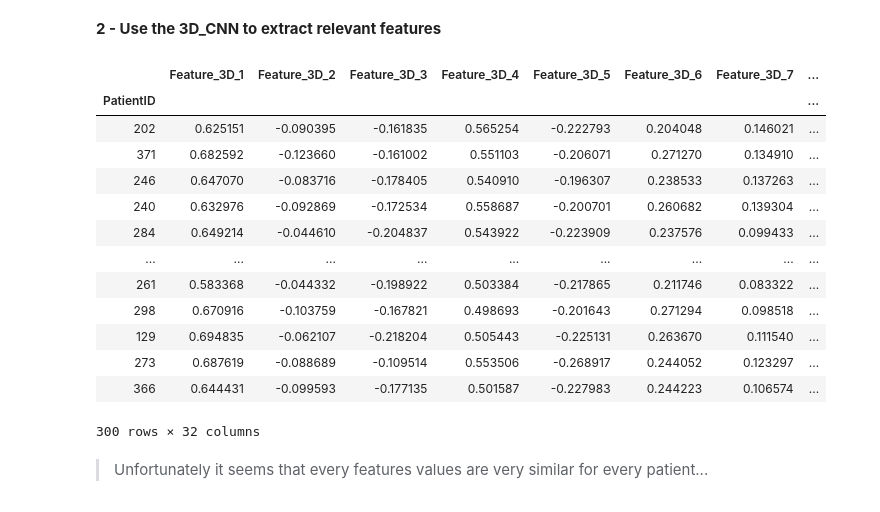
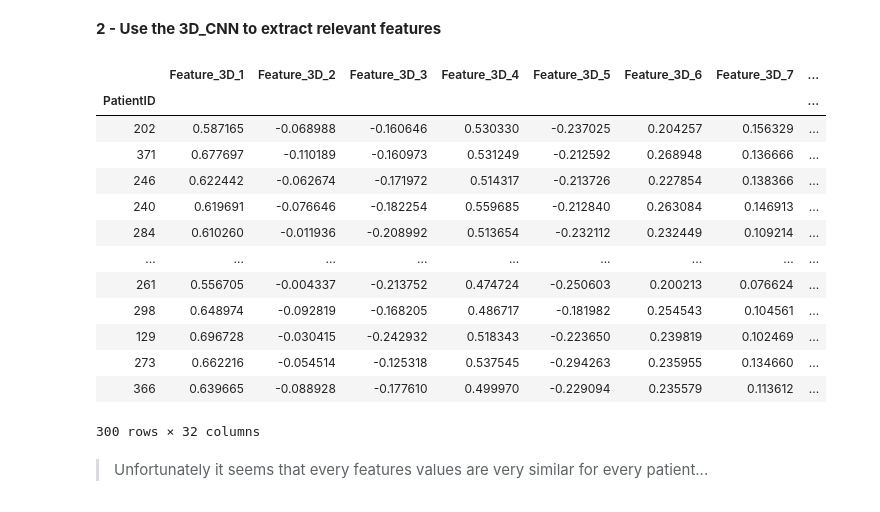
Before and after one commit to EmmanuelJhno/Owkin_challenge, a Jupyter notebook: Supervised_survival_prediction.ipynb, the cells around one changed output. Drawn from its saved outputs; the diff is of its cells as text; code cells hidden in the pictures.

```diff
--- a/Supervised_survival_prediction.ipynb
+++ b/Supervised_survival_prediction.ipynb
@@ -1395,6 +1471,9 @@ for slice_dim in range(3):
 
         # Extract features from it using Resnet50
         img_bgr = np.zeros((1, 3, 92, 92))
+        img = img.astype(float)
+        img /= 255.
+
         # Concerning the normalization, one can either do the following or simply divide by 255
         mean = [0.485, 0.456, 0.406]
         std = [0.229, 0.224, 0.225]
@@ -1626,6 +1702,7 @@ class SurvivalDataset(object):
         self.samples.rename(columns={'SurvivalTime':'label'}, inplace=True)
 
         if normalization:
+            # This is required for models pretrained on imagenet
             self.normalization = transforms.Normalize(mean=[0.485, 0.456, 0.406],
                                                       std=[0.229, 0.224, 0.225])
         else:
@@ -1651,12 +1728,10 @@ class SurvivalDataset(object):
         infos = infos.to_dict()
 
         img = img.copy().astype(np.float32, copy=True)
+        img = img / 255.
 
         if self.normalization is not None:
             img = self.normalization(torch.from_numpy(img)).numpy()
-        else:
-            img = img / 255.
-
         if self.augmentation is not None:
             img = self.augmentation(img)
 
@@ -1668,11 +1743,13 @@ class SurvivalDataset(object):
 # %% [markdown]
 **Now, we have to train this NN regressor :**
 # %%
-## import torch.optim as optim
+import torch.optim as optim
 
-train_dataset = SurvivalDataset(image_dir='training_data/images', info_file=data_train, split_name='train')
+train_dataset = SurvivalDataset(image_dir='training_data/images', info_file=data_train, split_name='train',
+                                normalization=True)
 train_data_loader = torch.utils.data.DataLoader(train_dataset,batch_size=24, num_workers=0, drop_last=True)
-validation_dataset = SurvivalDataset(image_dir='training_data/images', info_file=data_val, split_name='val')
+validation_dataset = SurvivalDataset(image_dir='training_data/images', info_file=data_val, split_name='val',
+                                     normalization=True)
 val_data_loader = torch.utils.data.DataLoader(validation_dataset,batch_size=24, num_workers=0, drop_last=True)
 
 device = torch.device('cuda') if torch.cuda.is_available() else torch.device('cpu')
@@ -1681,6 +1758,7 @@ model.to(device)
 
 loss_function = nn.MSELoss()
 optimizer = optim.SGD(model.parameters(), lr=0.001, momentum=0.9)
+lr_scheduler = optim.lr_scheduler.StepLR(optimizer, step_size=30, gamma=0.1)
 num_epochs = 100
 
 train_errors = []
@@ -1727,6 +1805,8 @@ for epoch in range(num_epochs): # loop over the dataset multiple times
 
     val_errors.append(val_loss)
 
+    lr_scheduler.step()
+
 #torch.save(model.state_dict(), './my_reg_CNN_3D.pth')
 
 my_model = model
@@ -1789,12 +1869,11 @@ with torch.no_grad():
         img = to_pixel_values(scan)
 
         img = img.copy().astype(np.float32, copy=True)
+        img = torch.from_numpy(img/255.)
+        if train_dataset.normalization is not None:
+            img = train_dataset.normalization(img)
+
         img = img.reshape(1,1,92,92,92)
-        img = torch.from_numpy(img)
-        if SurvivalDataset.normalization is not None:
-            img = SurvivalDataset.normalization(img)
-        else:
-            img /= 255
         img = img.to(device)
         output = my_model(img)*1000. # Because of our trick to prevent NaN issues in the training.
         predictions.append(output.numpy())
@@ -1843,49 +1922,49 @@ model_list = list(my_model.children())[:-1]
 p1_model_list = model_list[:3]
 p2_model_list = model_list[3:]
 trunc_model_p1 = nn.Sequential(*p1_model_list)
 trunc_model_p2 = nn.Sequential(*p2_model_list)
 
 features_img = np.ndarray((len(data),32))
 #trunc_model.eval()
 with torch.no_grad():
     for idx, patient_id in tqdm.tqdm(enumerate(data.index)):
         patient_id_str = '00'+str(patient_id)
         patient_id_str = patient_id_str[-3:]
         path = 'patient_{}.npz'.format(patient_id_str)
         img_path = os.path.join('training_data/images', path)
         scan = np.load(img_path)['scan']
         img = to_pixel_values(scan)
 
         img = img.copy().astype(np.float32, copy=True)
+        img = torch.from_numpy(img)
+        img /= 255
+        if train_dataset.normalization is not None:
+            img = train_dataset.normalization(img)
+
         img = img.reshape(1,1,92,92,92)
-        img = torch.from_numpy(img)
-        if SurvivalDataset.normalization is not None:
-            img = SurvivalDataset.normalization(img)
-        else:
-            img /= 255
         img = img.to(device)
         interm = trunc_model_p1(img)
         interm = interm.view(-1, 32 * 9 * 9 * 9)
         output = trunc_model_p2(interm)
         features_img[idx] = output.numpy()
 
 features_3D = pd.DataFrame(features_img, columns=['Feature_3D_{}'.format(k) for k in range(1,33)],
                            index=data.index)
 features_3D
 # %% [output]
 |  | Feature_3D_1 | Feature_3D_2 | Feature_3D_3 | Feature_3D_4 | Feature_3D_5 | Feature_3D_6 | Feature_3D_7 | ... |
 | PatientID |  |  |  |  |  |  |  | ... |
-| 202 | 0.625151 | -0.090395 | -0.161835 | 0.565254 | -0.222793 | 0.204048 | 0.146021 | ... |
-| 371 | 0.682592 | -0.123660 | -0.161002 | 0.551103 | -0.206071 | 0.271270 | 0.134910 | ... |
-| 246 | 0.647070 | -0.083716 | -0.178405 | 0.540910 | -0.196307 | 0.238533 | 0.137263 | ... |
-| 240 | 0.632976 | -0.092869 | -0.172534 | 0.558687 | -0.200701 | 0.260682 | 0.139304 | ... |
-| 284 | 0.649214 | -0.044610 | -0.204837 | 0.543922 | -0.223909 | 0.237576 | 0.099433 | ... |
+| 202 | 0.587165 | -0.068988 | -0.160646 | 0.530330 | -0.237025 | 0.204257 | 0.156329 | ... |
+| 371 | 0.677697 | -0.110189 | -0.160973 | 0.531249 | -0.212592 | 0.268948 | 0.136666 | ... |
+| 246 | 0.622442 | -0.062674 | -0.171972 | 0.514317 | -0.213726 | 0.227854 | 0.138366 | ... |
+| 240 | 0.619691 | -0.076646 | -0.182254 | 0.559685 | -0.212840 | 0.263084 | 0.146913 | ... |
+| 284 | 0.610260 | -0.011936 | -0.208992 | 0.513654 | -0.232112 | 0.232449 | 0.109214 | ... |
 | ... | ... | ... | ... | ... | ... | ... | ... | ... |
-| 261 | 0.583368 | -0.044332 | -0.198922 | 0.503384 | -0.217865 | 0.211746 | 0.083322 | ... |
-| 298 | 0.670916 | -0.103759 | -0.167821 | 0.498693 | -0.201643 | 0.271294 | 0.098518 | ... |
-| 129 | 0.694835 | -0.062107 | -0.218204 | 0.505443 | -0.225131 | 0.263670 | 0.111540 | ... |
-| 273 | 0.687619 | -0.088689 | -0.109514 | 0.553506 | -0.268917 | 0.244052 | 0.123297 | ... |
-| 366 | 0.644431 | -0.099593 | -0.177135 | 0.501587 | -0.227983 | 0.244223 | 0.106574 | ... |
+| 261 | 0.556705 | -0.004337 | -0.213752 | 0.474724 | -0.250603 | 0.200213 | 0.076624 | ... |
+| 298 | 0.648974 | -0.092819 | -0.168205 | 0.486717 | -0.181982 | 0.254543 | 0.104561 | ... |
+| 129 | 0.696728 | -0.030415 | -0.242932 | 0.518343 | -0.223650 | 0.239819 | 0.102469 | ... |
+| 273 | 0.662216 | -0.054514 | -0.125318 | 0.537545 | -0.294263 | 0.235955 | 0.134660 | ... |
+| 366 | 0.639665 | -0.088928 | -0.177610 | 0.499970 | -0.229094 | 0.235579 | 0.113612 | ... |
 300 rows × 32 columns
 # %% [markdown]
 > Unfortunately it seems that every features values are very similar for every patient...
```
Also changed, not shown: parts of 58 cells of this notebook, 1 other file.
